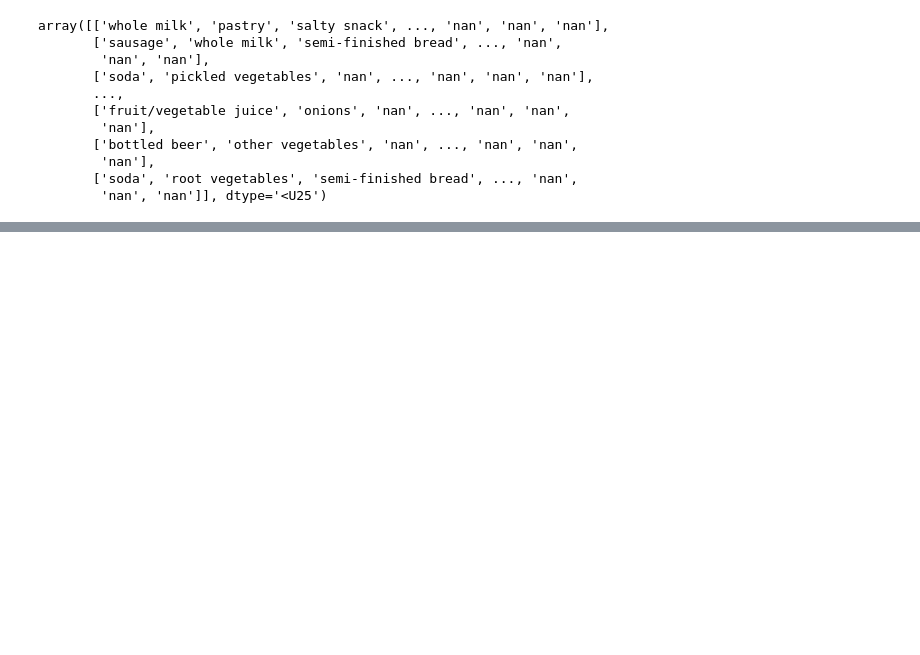
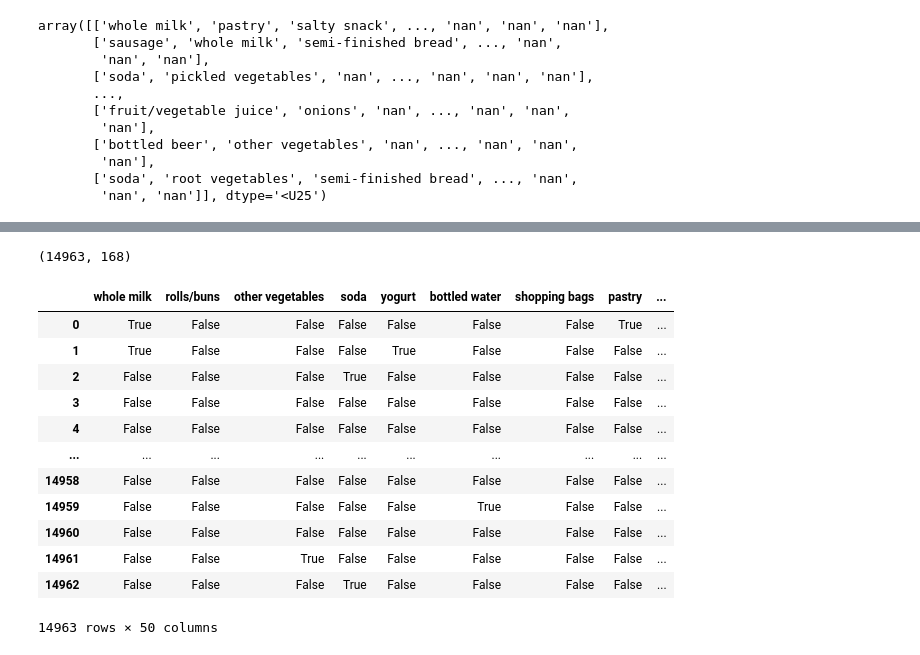
Before and after one commit to karthikeyanVK/MarketBasketAnalysis, a Jupyter notebook: marketbasketanalysis.ipynb, the cells around one changed output, grey strips where cells are left out. Drawn from its saved outputs; the diff is of its cells as text; code cells hidden in the pictures; blank space fills up the shorter version.

```diff
--- a/marketbasketanalysis.ipynb
+++ b/marketbasketanalysis.ipynb
@@ -226,0 +240,22 @@ basketItems
+# %%
+dataset.shape
+# %% [output]
+(14963, 168)
+# %%
+first50 = df["items"].head(50).values # Select Top50
+dataset = dataset.loc[:,first50] # Extract Top50
+dataset
+# %% [output]
+|  | whole milk | rolls/buns | other vegetables | soda | yogurt | bottled water | shopping bags | pastry | ... |
+| 0 | True | False | False | False | False | False | False | True | ... |
+| 1 | True | False | False | False | True | False | False | False | ... |
+| 2 | False | False | False | True | False | False | False | False | ... |
+| 3 | False | False | False | False | False | False | False | False | ... |
+| 4 | False | False | False | False | False | False | False | False | ... |
+| ... | ... | ... | ... | ... | ... | ... | ... | ... | ... |
+| 14958 | False | False | False | False | False | False | False | False | ... |
+| 14959 | False | False | False | False | False | True | False | False | ... |
+| 14960 | False | False | False | False | False | False | False | False | ... |
+| 14961 | False | False | True | False | False | False | False | False | ... |
+| 14962 | False | False | False | True | False | False | False | False | ... |
+14963 rows × 50 columns
```
Also changed, not shown: parts of 5 cells of this notebook.
